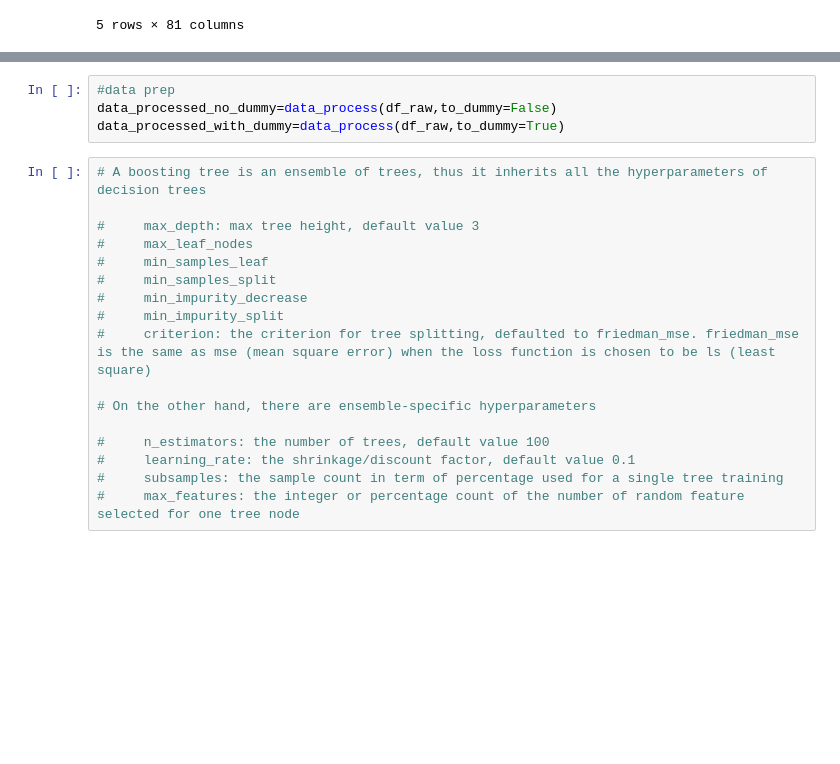
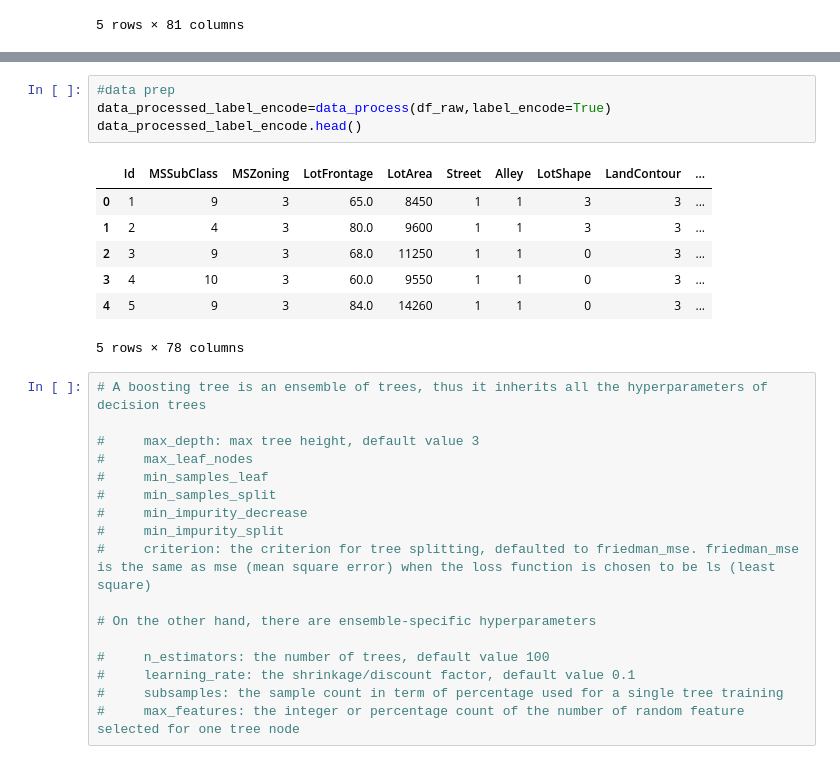
Before and after one commit to miazhx/Kaggle-House-Prices, a Jupyter notebook: Huimin/Gradient_Boost.ipynb, the cells around one changed output, grey strips where cells are left out. Drawn from its saved outputs; the diff is of its cells as text; blank space fills up the shorter version.

Commit message:
update random_forrest_final file, update gradient boostng file. both models now have cv random search and cv search. Need to update the data processing file.

```diff
--- a/Huimin/Gradient_Boost.ipynb
+++ b/Huimin/Gradient_Boost.ipynb
@@ -205,8 +237,16 @@ def data_process(df_raw,remove_outlier = False,remove_hard_to_fit = False,linear
     return df_processed
 # %%
 #data prep
-data_processed_no_dummy=data_process(df_raw,to_dummy=False)
-data_processed_with_dummy=data_process(df_raw,to_dummy=True)
+data_processed_label_encode=data_process(df_raw,label_encode=True)
+data_processed_label_encode.head()
+# %% [output]
+|  | Id | MSSubClass | MSZoning | LotFrontage | LotArea | Street | Alley | LotShape | LandContour | ... |
+| 0 | 1 | 9 | 3 | 65.0 | 8450 | 1 | 1 | 3 | 3 | ... |
+| 1 | 2 | 4 | 3 | 80.0 | 9600 | 1 | 1 | 3 | 3 | ... |
+| 2 | 3 | 9 | 3 | 68.0 | 11250 | 1 | 1 | 0 | 3 | ... |
+| 3 | 4 | 10 | 3 | 60.0 | 9550 | 1 | 1 | 0 | 3 | ... |
+| 4 | 5 | 9 | 3 | 84.0 | 14260 | 1 | 1 | 0 | 3 | ... |
+5 rows × 78 columns
 # %%
 # A boosting tree is an ensemble of trees, thus it inherits all the hyperparameters of decision trees
 
```
Also changed, not shown: parts of 6 cells of this notebook, 37 other files.
